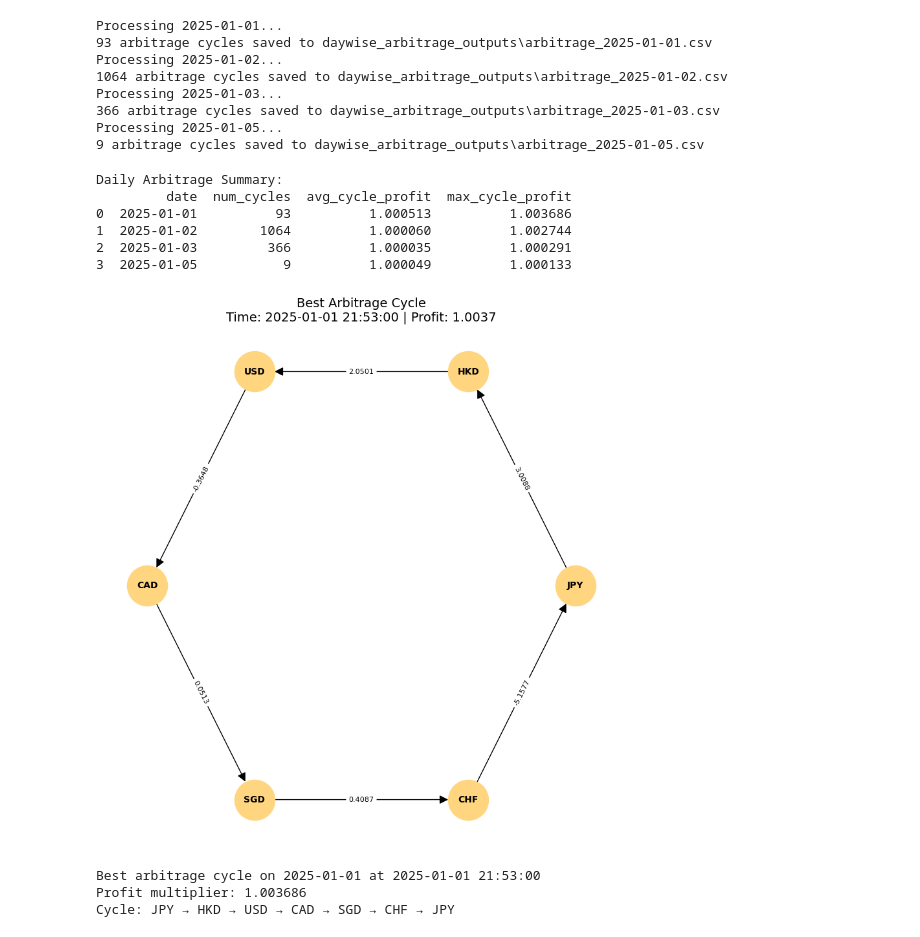
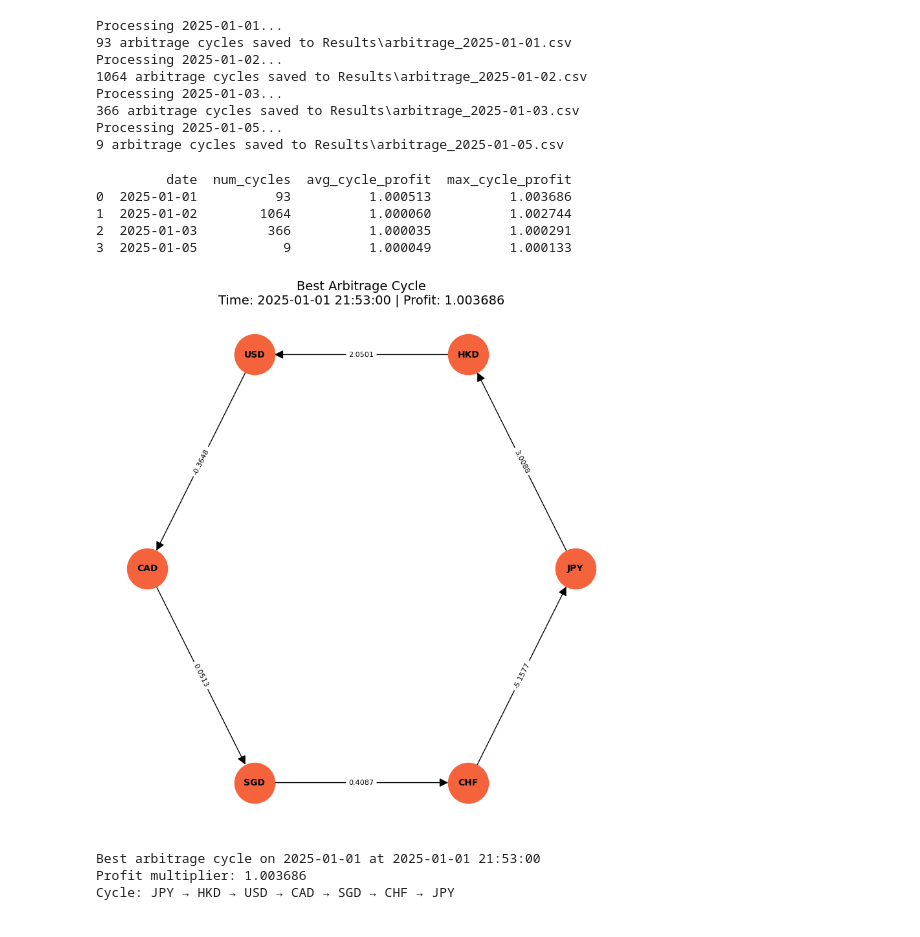
Before and after one commit to GOW1455/Forex-Arbitrage, a Jupyter notebook: graph.ipynb, the cells around one changed output. Cells and saved outputs as stored; diff of their text form; code cells hidden in the pictures.

```diff
--- a/graph.ipynb
+++ b/graph.ipynb
@@ -24,10 +22,6 @@ def load_forex_files_by_day(folder_pattern="./Data/forex_intraday_*.csv"):
 all_days_data = load_forex_files_by_day()
 # %%
 def build_graphs(df):
-    """
-    Converts a DataFrame of forex data into a dictionary of graphs by timestamp,
-    using -log(rate) as edge weights.
-    """
     df = df[["timestamp", "pair", "close"]]
     df_pivot = df.pivot(index="timestamp", columns="pair", values="close")
     df_log = -np.log(df_pivot)
@@ -41,7 +35,6 @@ def build_graphs(df):
                 to_currency = pair[3:]
                 G.add_edge(from_currency, to_currency, weight=weight)
         graphs[timestamp] = G
-
     return graphs
 # %%
 def normalize_cycle(cycle):
@@ -110,16 +98,10 @@ def find_all_negative_cycles(graph):
     return cycles_info
 # %%
-# Create output folder if not already present
-output_folder = "daywise_arbitrage_outputs"
+output_folder = "Results"
 os.makedirs(output_folder, exist_ok=True)
-
 for date, df in all_days_data.items():
     print(f"Processing {date}...")
-
-    # Step 1: Build graphs for the day
     graphs_by_time = build_graphs(df)
-
-    # Step 2: Detect arbitrage cycles for each timestamp
     day_results = []
     for timestamp, G in graphs_by_time.items():
         cycles = find_all_negative_cycles(G)
@@ -127,27 +109,23 @@ for date, df in all_days_data.items():
             cycle["timestamp"] = timestamp
             cycle["date"] = date
             day_results.append(cycle)
-
-    # Step 3: Save the results for the day
     df_day = pd.DataFrame(day_results)
     out_file = os.path.join(output_folder, f"arbitrage_{date}.csv")
     df_day.to_csv(out_file, index=False)
     print(f"{len(df_day)} arbitrage cycles saved to {out_file}")
 # %% [output]
 Processing 2025-01-01...
-93 arbitrage cycles saved to daywise_arbitrage_outputs\arbitrage_2025-01-01.csv
+93 arbitrage cycles saved to Results\arbitrage_2025-01-01.csv
 Processing 2025-01-02...
-1064 arbitrage cycles saved to daywise_arbitrage_outputs\arbitrage_2025-01-02.csv
+1064 arbitrage cycles saved to Results\arbitrage_2025-01-02.csv
 Processing 2025-01-03...
-366 arbitrage cycles saved to daywise_arbitrage_outputs\arbitrage_2025-01-03.csv
+366 arbitrage cycles saved to Results\arbitrage_2025-01-03.csv
 Processing 2025-01-05...
-9 arbitrage cycles saved to daywise_arbitrage_outputs\arbitrage_2025-01-05.csv
+9 arbitrage cycles saved to Results\arbitrage_2025-01-05.csv
 # %%
-# Folder where daywise CSVs are saved
-input_folder = "daywise_arbitrage_outputs"
+input_folder = "Results"
 summary_data = []
 
-# Process each file in the output folder
 for file in sorted(glob.glob(os.path.join(input_folder, "arbitrage_*.csv"))):
     df = pd.read_csv(file, parse_dates=["timestamp"])
     if df.empty:
@@ -165,39 +143,19 @@ for file in sorted(glob.glob(os.path.join(input_folder, "arbitrage_*.csv"))):
         "max_cycle_profit": max_profit
     })
 
-# Create and save summary DataFrame
 df_summary = pd.DataFrame(summary_data)
 df_summary.sort_values("date", inplace=True)
 df_summary.to_csv("daily_arbitrage_summary.csv", index=False)
 
-# Show the top 5 days
-print("\nDaily Arbitrage Summary:")
 print(df_summary.head())
 # %% [output]
-Daily Arbitrage Summary:
          date  num_cycles  avg_cycle_profit  max_cycle_profit
 0  2025-01-01          93          1.000513          1.003686
 1  2025-01-02        1064          1.000060          1.002744
 2  2025-01-03         366          1.000035          1.000291
 3  2025-01-05           9          1.000049          1.000133
 # %%
-def build_graphs(df):
-    df = df[["timestamp", "pair", "close"]]
-    df_pivot = df.pivot(index="timestamp", columns="pair", values="close")
-    df_log = -np.log(df_pivot)
-
-    graphs = {}
-    for timestamp, row in df_log.iterrows():
-        G = nx.DiGraph()
-        for pair, weight in row.items():
-            if pd.notna(weight):
-                from_currency = pair[:3]
-                to_currency = pair[3:]
-                G.add_edge(from_currency, to_currency, weight=weight)
-        graphs[timestamp] = G
-    return graphs
-
-folder = "daywise_arbitrage_outputs"
+folder = "Results"
 best_cycle_info = None
 
 for file in sorted(glob.glob(os.path.join(folder, "arbitrage_*.csv"))):
@@ -224,36 +182,36 @@ df_day = pd.read_csv(data_file, parse_dates=["timestamp"])
 graphs_for_day = build_graphs(df_day)
 
 if timestamp not in graphs_for_day:
     raise KeyError(f"Timestamp {timestamp} not found in graphs for {date_str}.")
 
 G_base = graphs_for_day[timestamp]
 
 G_cycle = nx.DiGraph()
 for u, v in cycle_edges:
     if G_base.has_edge(u, v):
         weight = G_base[u][v]["weight"]
         G_cycle.add_edge(u, v, weight=weight)
 
 pos = nx.circular_layout(G_cycle)
 edge_labels = nx.get_edge_attributes(G_cycle, "weight")
 formatted_labels = {edge: f"{w:.4f}" for edge, w in edge_labels.items()}
 
 plt.figure(figsize=(8, 8))
-nx.draw(G_cycle, pos, with_labels=True, node_size=2000, node_color="#FFD580",
+nx.draw(G_cycle, pos, with_labels=True, node_size=2000, node_color="#F4633B",
         font_size=10, font_weight='bold', arrows=True, arrowsize=20)
 nx.draw_networkx_edge_labels(G_cycle, pos, edge_labels=formatted_labels, font_size=8)
 
-plt.title(f"Best Arbitrage Cycle\nTime: {timestamp} | Profit: {profit:.4f}", size=14)
+plt.title(f"Best Arbitrage Cycle\nTime: {timestamp} | Profit: {profit:.6f}", size=14)
 plt.axis('off')
 plt.tight_layout()
 plt.savefig("best_overall_arbitrage_cycle.png", dpi=300, bbox_inches='tight')
 plt.show()
 
 print(f"Best arbitrage cycle on {date_str} at {timestamp}")
 print(f"Profit multiplier: {profit:.6f}")
 print(f"Cycle: {cycle_str}")
 # %% [output]
-[figure, old version]
+[figure, new version]
 Best arbitrage cycle on 2025-01-01 at 2025-01-01 21:53:00
 Profit multiplier: 1.003686
 Cycle: JPY → HKD → USD → CAD → SGD → CHF → JPY
```
Also changed, not shown: parts of 4 cells of this notebook, 10 other files.
